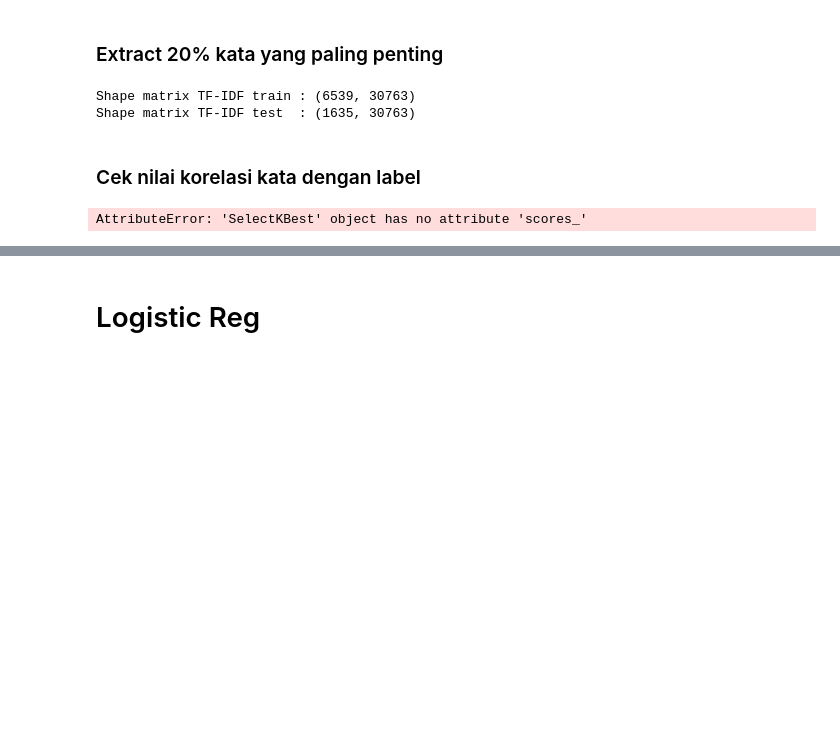
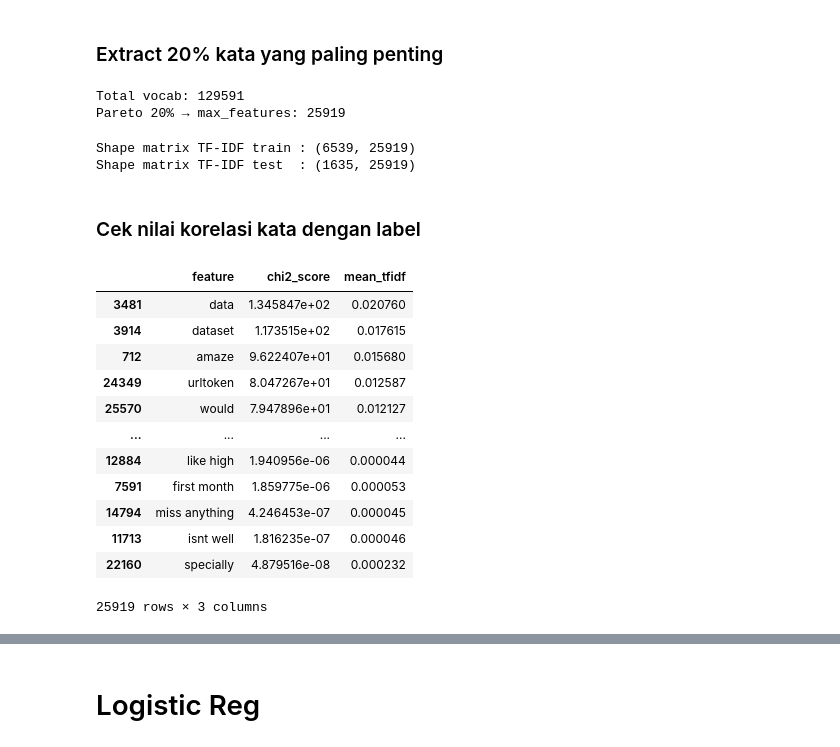
Before and after one commit to SalomoHS/Berlian-Hacktiv8, a Jupyter notebook: Sesi-22/MiniProject.ipynb, the cells around one changed output, grey strips where cells are left out. Cells and saved outputs as stored; diff of their text form; code cells hidden in the pictures; blank space fills up the shorter version.

```diff
--- a/Sesi-22/MiniProject.ipynb
+++ b/Sesi-22/MiniProject.ipynb
@@ -371,7 +372,37 @@ lemmatizer = WordNetLemmatizer()
 MASK_TOKENS = {'urltoken', 'shorturltoken', 'nominaltoken', 'numbertoken'}
 
 def get_wordnet_pos(word:str):
-    """Map POS tag ke format WordNet"""
+    """
+    Map POS tag dari NLTK ke format konstanta WordNet.
+
+    Mengambil kata sebagai input, menentukan POS tag-nya menggunakan NLTK,
+    lalu mengembalikan konstanta WordNet yang sesuai untuk digunakan
+    dalam proses lemmatization.
+
+    Parameters
+    ----------
+    word : str
+        Kata tunggal yang ingin diketahui POS-nya.
+
+    Returns
+    -------
+    str
+        Konstanta WordNet: wordnet.ADJ, wordnet.VERB, wordnet.NOUN,
+        atau wordnet.ADV. Default ke wordnet.NOUN jika tag tidak dikenali.
+
+    Contoh
+    --------
+    >>> get_wordnet_pos("running")
+    'v'  # wordnet.VERB
+    >>> get_wordnet_pos("beautiful")
+    'a'  # wordnet.ADJ
+    >>> get_wordnet_pos("quickly")
+    'r'  # wordnet.ADV
+    >>> get_wordnet_pos("dog")
+    'n'  # wordnet.NOUN
+    >>> get_wordnet_pos("xyzabc")  # tag tidak dikenali → default NOUN
+    'n'  # wordnet.NOUN
+    """
     tag = nltk.pos_tag([word])[0][1][0].upper()
     tag_map = {
         'J': wordnet.ADJ,
@@ -510,10 +538,13 @@ print(f"Total vocab: {total_vocab}")
 # Step 2: Hitung 20% (Pareto)
 pareto_features = math.ceil(total_vocab * 0.20)
 print(f"Pareto 20% → max_features: {pareto_features}")
+# %% [output]
+Total vocab: 129591
+Pareto 20% → max_features: 25919
 # %%
 
 tfidf = TfidfVectorizer(
-    max_features=30763, # 20% total kata
+    max_features=25919, # 20% total kata
     ngram_range=(1, 2),
     sublinear_tf=True,
 )
@@ -524,38 +555,52 @@ X_test_tfidf  = tfidf.transform(X_test)
 print(f"\nShape matrix TF-IDF train : {X_train_tfidf.shape}")
 print(f"Shape matrix TF-IDF test  : {X_test_tfidf.shape}")
 # %% [output]
-Shape matrix TF-IDF train : (6539, 30763)
-Shape matrix TF-IDF test  : (1635, 30763)
+Shape matrix TF-IDF train : (6539, 25919)
+Shape matrix TF-IDF test  : (1635, 25919)
 # %% [markdown]
 ### Cek nilai korelasi kata dengan label
 # %%
-selector = SelectKBest(chi2, k=30763).scores_
+selector = SelectKBest(chi2, k=25919)
+selector.fit(X_train_tfidf, y_train)
 # Nama feature
 feature_names = tfidf.get_feature_names_out()
 
 # Score chi2
+
 chi_scores = selector.scores_
 
 # Rata-rata TF-IDF tiap feature
 mean_tfidf = np.asarray(X_train_tfidf.mean(axis=0)).ravel()
 
 # Dataframe
 df_scores = pd.DataFrame({
     'feature': feature_names,
     'chi2_score': chi_scores,
     'mean_tfidf': mean_tfidf
 })
 
 # Hanya feature terpilih
 mask = selector.get_support()
 df_scores = df_scores[mask]
 
 # Sort descending berdasarkan chi2
 df_scores = df_scores.sort_values(
     by='chi2_score',
     ascending=False
 )
 
 df_scores
 # %% [output]
+|  | feature | chi2_score | mean_tfidf |
+| 3481 | data | 1.345847e+02 | 0.020760 |
+| 3914 | dataset | 1.173515e+02 | 0.017615 |
+| 712 | amaze | 9.622407e+01 | 0.015680 |
+| 24349 | urltoken | 8.047267e+01 | 0.012587 |
+| 25570 | would | 7.947896e+01 | 0.012127 |
+| ... | ... | ... | ... |
+| 12884 | like high | 1.940956e-06 | 0.000044 |
+| 7591 | first month | 1.859775e-06 | 0.000053 |
+| 14794 | miss anything | 4.246453e-07 | 0.000045 |
+| 11713 | isnt well | 1.816235e-07 | 0.000046 |
+| 22160 | specially | 4.879516e-08 | 0.000232 |
-AttributeError: 'SelectKBest' object has no attribute 'scores_'
+25919 rows × 3 columns
```
Also changed, not shown: parts of 28 cells of this notebook, 2 other files.
